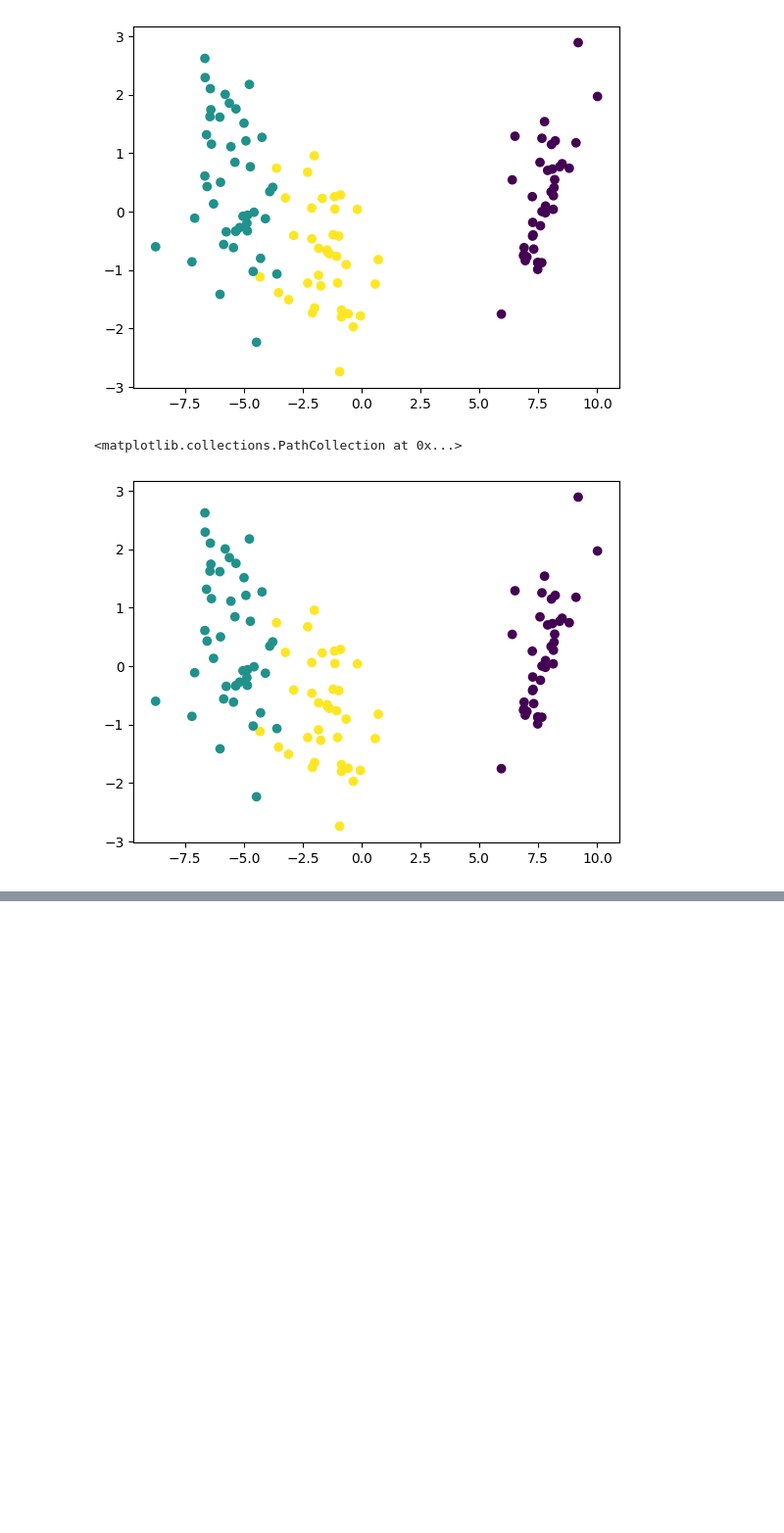
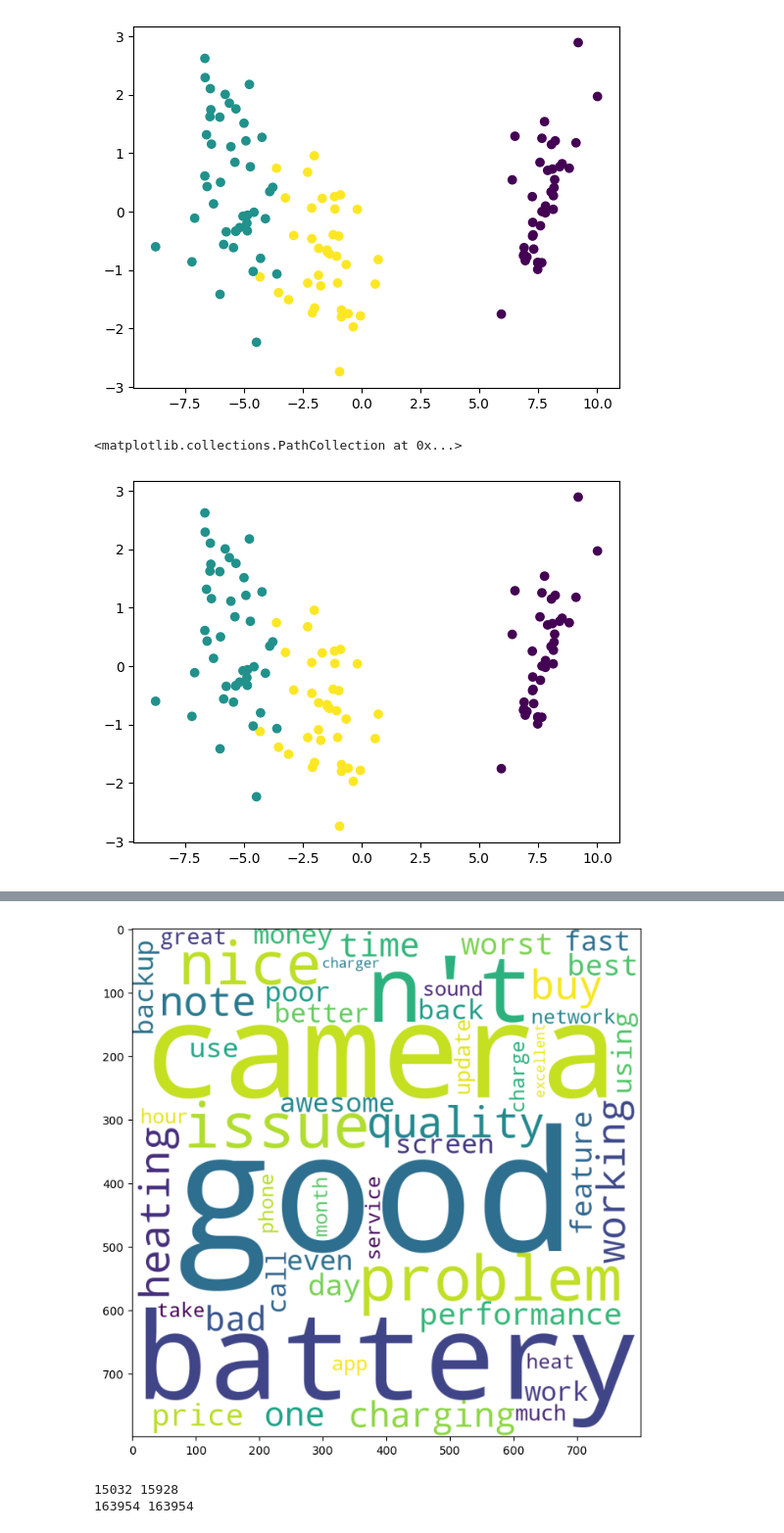
Before and after one commit to morancium/mining_repo, a Jupyter notebook: PracticeETE.ipynb, the cells around one changed output, grey strips where cells are left out. Shown at 98% size. Saved outputs shown, nothing was run; the diff lists cells and outputs as text; code cells hidden in the pictures; blank space fills up the shorter version.

```diff
--- a/PracticeETE.ipynb
+++ b/PracticeETE.ipynb
@@ -734,0 +1035,9 @@ plt.scatter(x_train_pca[:,0],x_train_pca[:,1],c=y_train)
+# %%
+word_cloud = WordCloud(width=800,height=800,background_color='white',max_words=50,random_state = 46333, stopwords = None,collocations = False).\
+generate_from_text(cleanrevstring)
+# %%
+plt.figure(figsize=[8,8])
+plt.imshow(word_cloud)
+plt.show()
+# %% [output]
+[figure, added]
@@ -734,0 +1054,6 @@ plt.scatter(x_train_pca[:,0],x_train_pca[:,1],c=y_train)
+# %%
+print(len(set(reviews_updated_stem)),len(set(reviews_updated_lemm)))
+print(len((reviews_updated_stem)),len((reviews_updated_lemm)))
+# %% [output]
+15032 15928
+163954 163954
```
Also changed, not shown: parts of 105 cells of this notebook, 6 other files.
